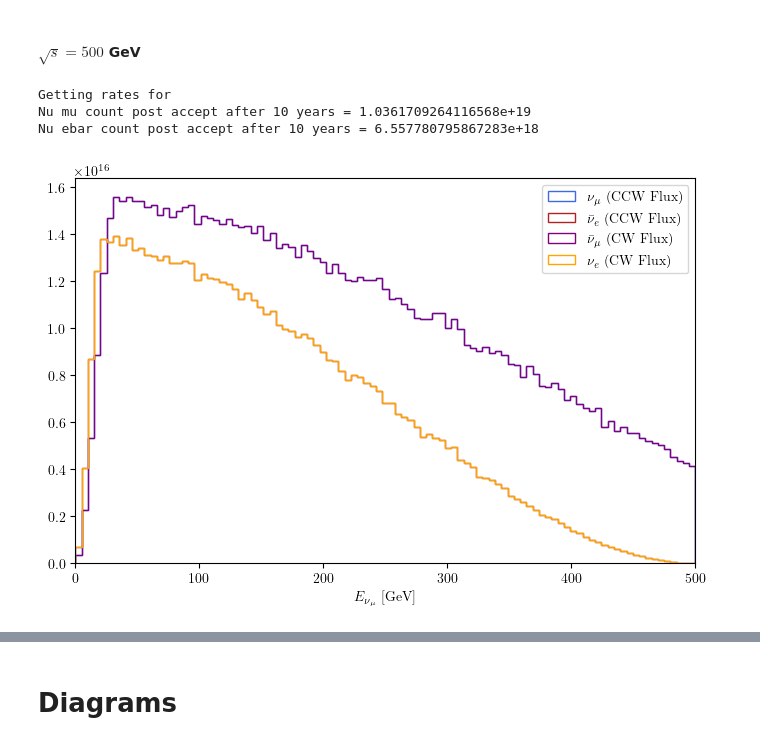
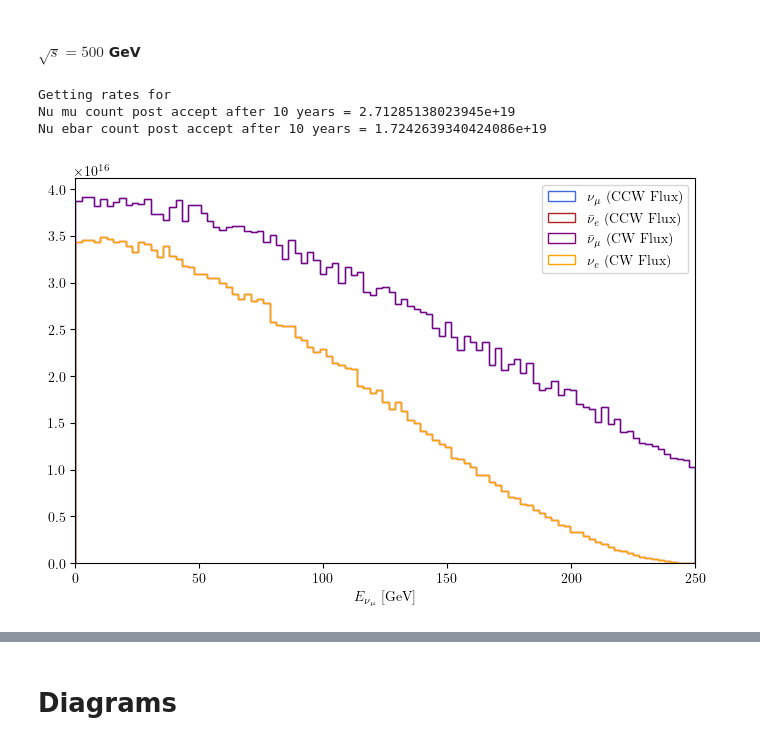
Before and after one commit to athompson-git/MuonColliderNeutrinos, a Jupyter notebook: flux_explorer.ipynb, the cells around one changed output, grey strips where cells are left out. Saved outputs shown, nothing was run; the diff lists cells and outputs as text; code cells hidden in the pictures.

```diff
--- a/flux_explorer.ipynb
+++ b/flux_explorer.ipynb
@@ -486,10 +488,10 @@ np.savetxt("data/nuebar_energy_flux_MeV_SqrtS-10TeV_7e18nu.txt", flux_array_nue)
 # %% [markdown]
 #### $\sqrt{s} = 500$ GeV
 # %%
-flux = NeutrinoFluxMuonRing(Emu=5.0e5, ring_radius=0.716, det_dist=200.0, n_samples=10000000)
+flux = NeutrinoFluxMuonRing(Emu=2.5e5, ring_radius=0.716, det_dist=200.0, n_samples=10000000)
 flux.simulate_fluxes_mc()
 
-enu_bins = np.linspace(0.0, 500.0, 100)
+enu_bins = np.linspace(0.0, 250.0, 100)
 
 numu_color = 'royalblue'
 nuebar_color = 'firebrick'
@@ -499,35 +501,35 @@ nue_color = 'orange'
 fig, ax = plt.subplots(figsize=(8,5))
 
 # Acceptances
 nu_acceptance = np.arctan(flux.det_width / flux.det_dist) / np.pi
 
 
 # Create histograms and get rates
 h_numu, _ = np.histogram(flux.flux_energies, weights=flux.flux_weights_numu*nu_acceptance, bins=1e3*enu_bins)
 h_nue, _ = np.histogram(flux.flux_energies, weights=flux.flux_weights_nue*nu_acceptance, bins=1e3*enu_bins)
 
 print("Getting rates for ")
 print("Nu mu count post accept after 10 years = {}".format(10*np.sum(h_numu)))
 print("Nu ebar count post accept after 10 years = {}".format(10*np.sum(h_nue)))
 
 
 plt.hist(1e-3*np.array(flux.flux_energies), weights=flux.flux_weights_numu*nu_acceptance,
          bins=enu_bins, histtype='step', label=r"$\nu_\mu$ (CCW Flux)", color=numu_color)
 plt.hist(1e-3*np.array(flux.flux_energies), weights=flux.flux_weights_nue*nu_acceptance,
          bins=enu_bins, histtype='step', label=r"$\bar{\nu}_e$ (CCW Flux)", color=nuebar_color)
 plt.hist(1e-3*np.array(flux.flux_energies), weights=flux.flux_weights_numu*nu_acceptance,
          bins=enu_bins, histtype='step', label=r"$\bar{\nu}_\mu$ (CW Flux)", color=numubar_color)
 plt.hist(1e-3*np.array(flux.flux_energies), weights=flux.flux_weights_nue*nu_acceptance,
          bins=enu_bins, histtype='step', label=r"$\nu_e$ (CW Flux)", color=nue_color)
 
 plt.xlim((enu_bins[0], enu_bins[-1]))
 plt.legend()
 plt.xlabel(r"$E_{\nu_\mu}$ [GeV]")
 plt.show()
 # %% [output]
 Getting rates for
-Nu mu count post accept after 10 years = 1.0361709264116568e+19
-Nu ebar count post accept after 10 years = 6.557780795867283e+18
+Nu mu count post accept after 10 years = 2.71285138023945e+19
+Nu ebar count post accept after 10 years = 1.7242639340424086e+19
-[figure, old version]
+[figure, new version]
 # %%
 enu_centers_MeV = 1e3*(enu_bins[1:] + enu_bins[:-1])/2
```
Also changed, not shown: parts of 7 cells of this notebook, 6 other files.
